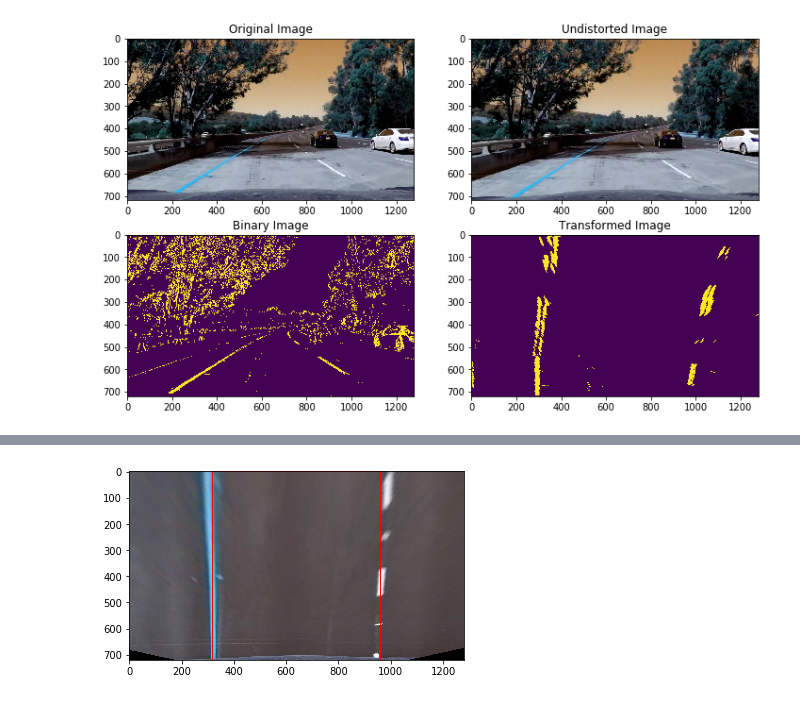
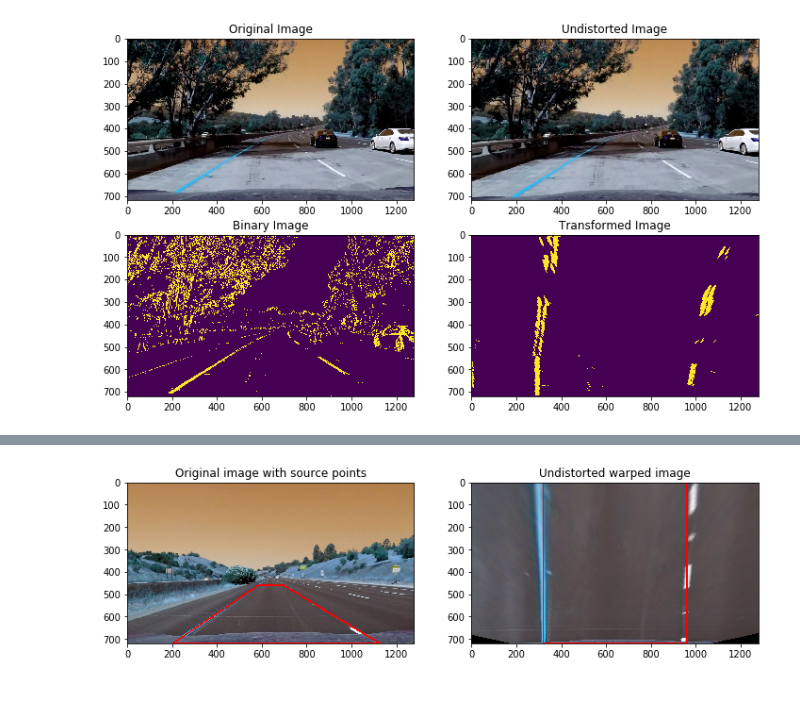
Before and after one commit to ahubi/CarND-Advanced-Lane-Lines, a Jupyter notebook: alf.ipynb, the cells around one changed output, grey strips where cells are left out. Drawn from its saved outputs; the diff is of its cells as text; code cells hidden in the pictures.

```diff
--- a/alf.ipynb
+++ b/alf.ipynb
@@ -140,7 +140,7 @@ def region_of_interest(img):
 
 def draw_lines(img, vertices):
     pts= np.int32([vertices])
-    cv2.polylines(img, pts, True, (255,0,0),2)
+    cv2.polylines(img, pts, True, (255,0,0),5)
 # %% [markdown]
 # Calibrate camera
 # %%
@@ -500,15 +513,28 @@ plt.savefig('output_images/test4_final_lane.jpg')
 # %%
 img2 = cv2.imread('test_images/straight_lines1.jpg')
 
 shape = img2.shape
-vertices = np.float32([[320, 0],[320, 720],[960, 720],[960, 0]])
+
+src = np.float32([[585, 460],[203, 720],[1127, 720],[695, 460]])
+dst = np.float32([[320, 0],[320, 720],[960, 720],[960, 0]])
+
 undist2 = undistort(img2)
 warp2 = warp(undist2)
-draw_lines(warp2, vertices)
+
+draw_lines(warp2, dst)
+draw_lines(img2, src)
+
+plt.figure(figsize=(12, 7))
+plt.subplot(2, 2, 1)
+plt.imshow(img2)
+plt.title("Original image with source points")
+plt.subplot(2, 2, 2)
 plt.imshow(warp2)
+plt.title("Undistorted warped image")
+
 plt.savefig('output_images/warped_undistorted.jpg')
 # %% [output]
-[figure, old version]
+[figure, new version]
 # %%
 def process_image(img):
     global LLine
```
Also changed, not shown: parts of 3 cells of this notebook, 4 other files.
